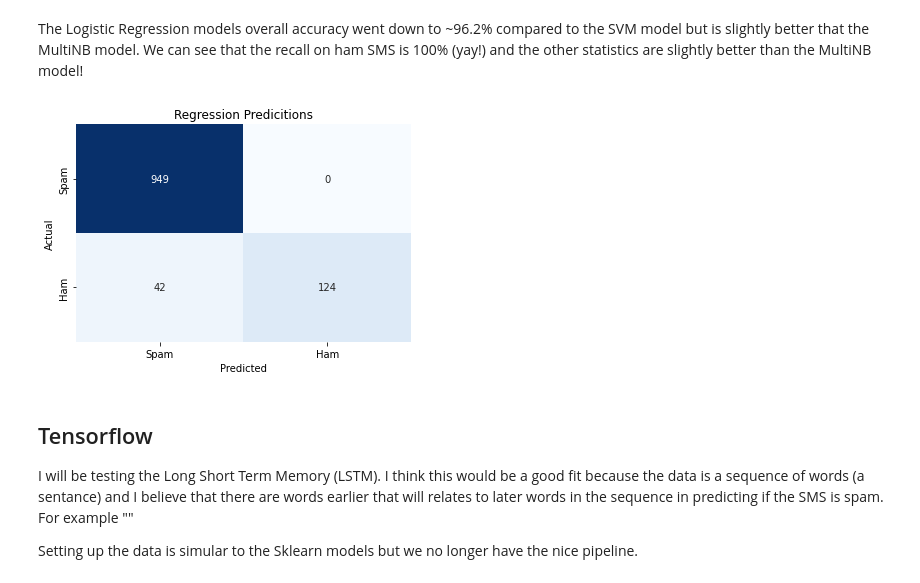
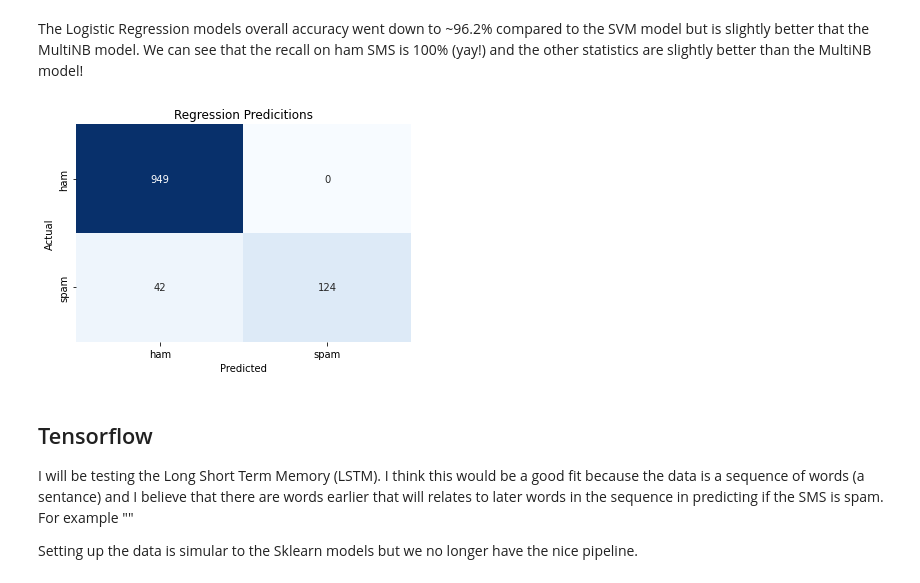
Before and after one commit to Piercson/Spam-Detection, a Jupyter notebook: spam_detection.ipynb, the cells around one changed output. Saved outputs shown, nothing was run; the diff lists cells and outputs as text; code cells hidden in the pictures.

```diff
--- a/spam_detection.ipynb
+++ b/spam_detection.ipynb
@@ -306,12 +304,10 @@ Logistic Regression Accuracy: 0.9623318385650225
 weighted avg       0.96      0.96      0.96      1115
 # %% [markdown]
 The Logistic Regression models overall accuracy went down to ~96.2% compared to the SVM model but is slightly better that the MultiNB model. We can see that the recall on ham SMS is 100% (yay!) and the other statistics are slightly better than the MultiNB model!
-# %%
-cf = confusion_matrix(y_valid,y_pred,labels=["spam","ham"])
-labels = ['Spam',"Ham"]
-figures.plot_heatmap(y_valid,y_pred, labels,"Regression Predicitions")
-# %% [output]
-[figure, removed]
+# %%
+figures.plot_heatmap(y_valid,y_pred, classifications,"Regression Predicitions")
+# %% [output]
+[figure, added]
 # %% [markdown]
 ## Tensorflow
 
```
Also changed, not shown: parts of 24 cells of this notebook, 4 other files.
